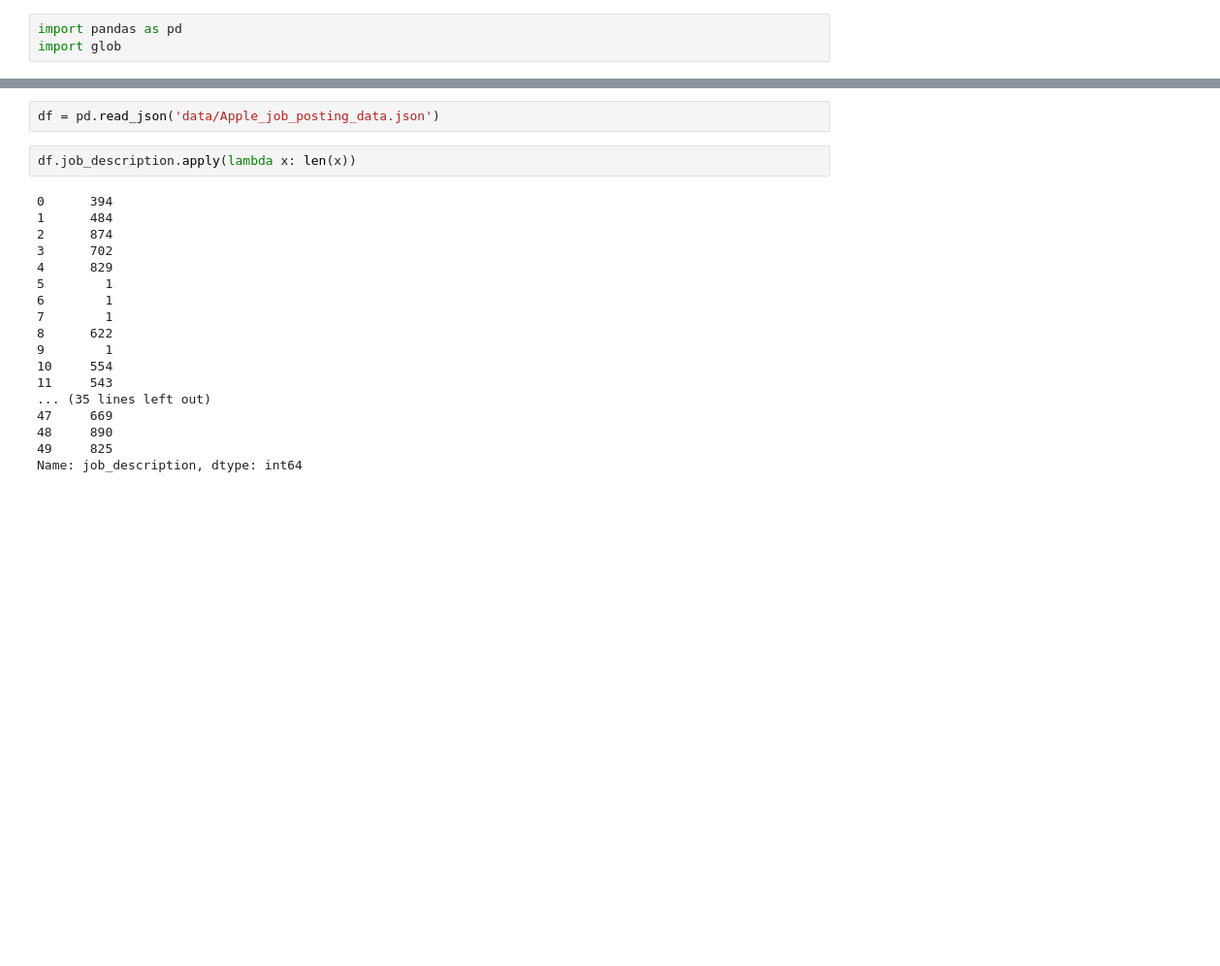
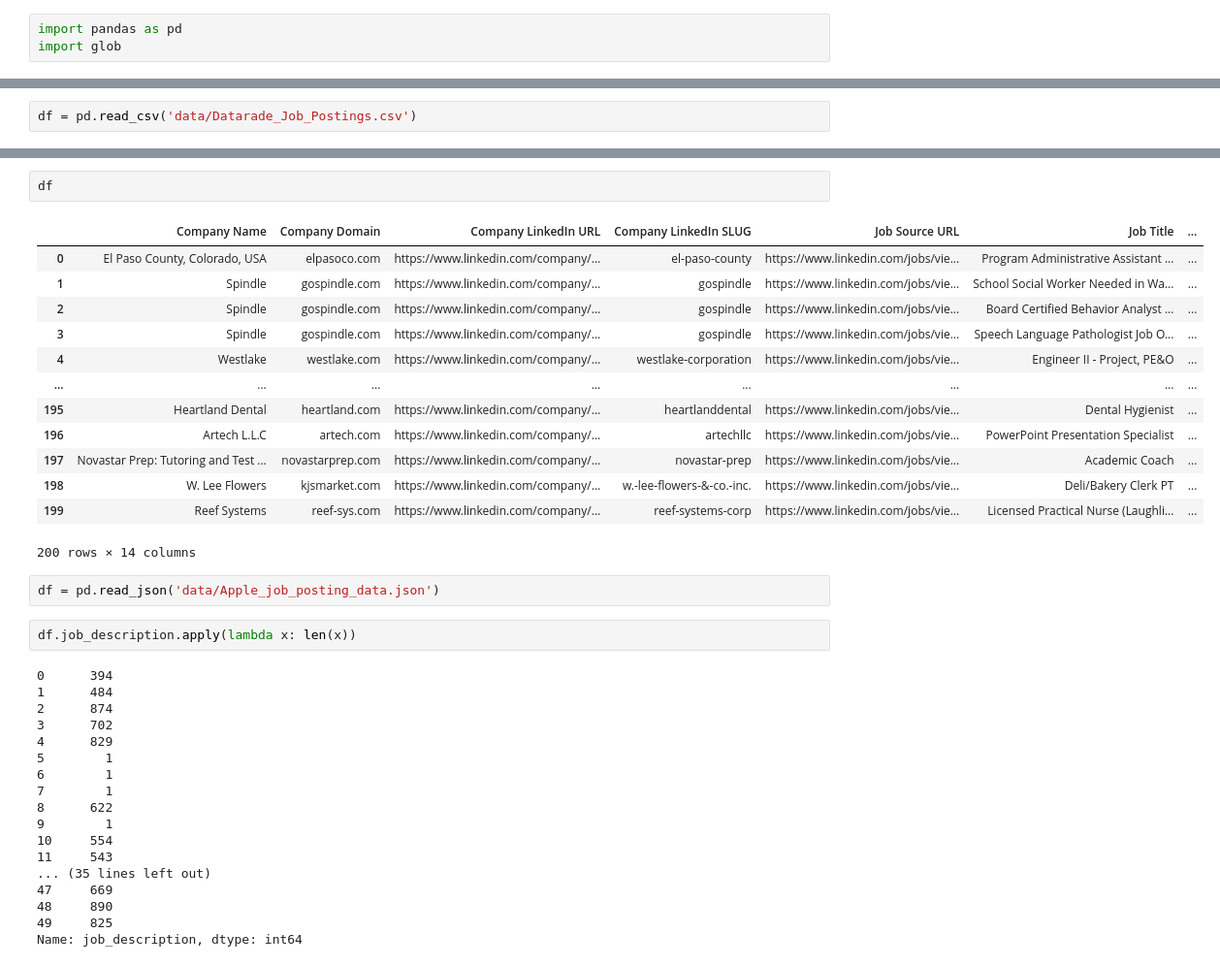
Before and after one commit to Devolnyx/Recommender_dev, a Jupyter notebook: DataSamples.ipynb, the cells around one changed output, grey strips where cells are left out. Shown at 97% size. Cells and saved outputs as stored; diff of their text form; blank space fills up the shorter version.

```diff
--- a/DataSamples.ipynb
+++ b/DataSamples.ipynb
@@ -13,3 +16,5 @@ glob.glob("data/*.*")
  'data\\Job Details- Salary& Benefits- Glassdoor.xlsx',
  'data\\li_jobs.zip',
  'data\\ResumeDataSet.csv']
+# %%
+df = pd.read_csv('data/Datarade_Job_Postings.csv')
@@ -16,3 +40,19 @@ glob.glob("data/*.*")
+# %%
+df
+# %% [output]
+|  | Company Name | Company Domain | Company LinkedIn URL | Company LinkedIn SLUG | Job Source URL | Job Title | ... |
+| 0 | El Paso County, Colorado, USA | elpasoco.com | https://www.linkedin.com/company/... | el-paso-county | https://www.linkedin.com/jobs/vie... | Program Administrative Assistant ... | ... |
+| 1 | Spindle | gospindle.com | https://www.linkedin.com/company/... | gospindle | https://www.linkedin.com/jobs/vie... | School Social Worker Needed in Wa... | ... |
+| 2 | Spindle | gospindle.com | https://www.linkedin.com/company/... | gospindle | https://www.linkedin.com/jobs/vie... | Board Certified Behavior Analyst ... | ... |
+| 3 | Spindle | gospindle.com | https://www.linkedin.com/company/... | gospindle | https://www.linkedin.com/jobs/vie... | Speech Language Pathologist Job O... | ... |
+| 4 | Westlake | westlake.com | https://www.linkedin.com/company/... | westlake-corporation | https://www.linkedin.com/jobs/vie... | Engineer II - Project, PE&O | ... |
+| ... | ... | ... | ... | ... | ... | ... | ... |
+| 195 | Heartland Dental | heartland.com | https://www.linkedin.com/company/... | heartlanddental | https://www.linkedin.com/jobs/vie... | Dental Hygienist | ... |
+| 196 | Artech L.L.C | artech.com | https://www.linkedin.com/company/... | artechllc | https://www.linkedin.com/jobs/vie... | PowerPoint Presentation Specialist | ... |
+| 197 | Novastar Prep: Tutoring and Test ... | novastarprep.com | https://www.linkedin.com/company/... | novastar-prep | https://www.linkedin.com/jobs/vie... | Academic Coach | ... |
+| 198 | W. Lee Flowers | kjsmarket.com | https://www.linkedin.com/company/... | w.-lee-flowers-&-co.-inc. | https://www.linkedin.com/jobs/vie... | Deli/Bakery Clerk PT | ... |
+| 199 | Reef Systems | reef-sys.com | https://www.linkedin.com/company/... | reef-systems-corp | https://www.linkedin.com/jobs/vie... | Licensed Practical Nurse (Laughli... | ... |
+200 rows × 14 columns
 # %%
 df = pd.read_json('data/Apple_job_posting_data.json')
 # %%
```
Also changed, not shown: parts of 13 cells of this notebook, 3 other files.
